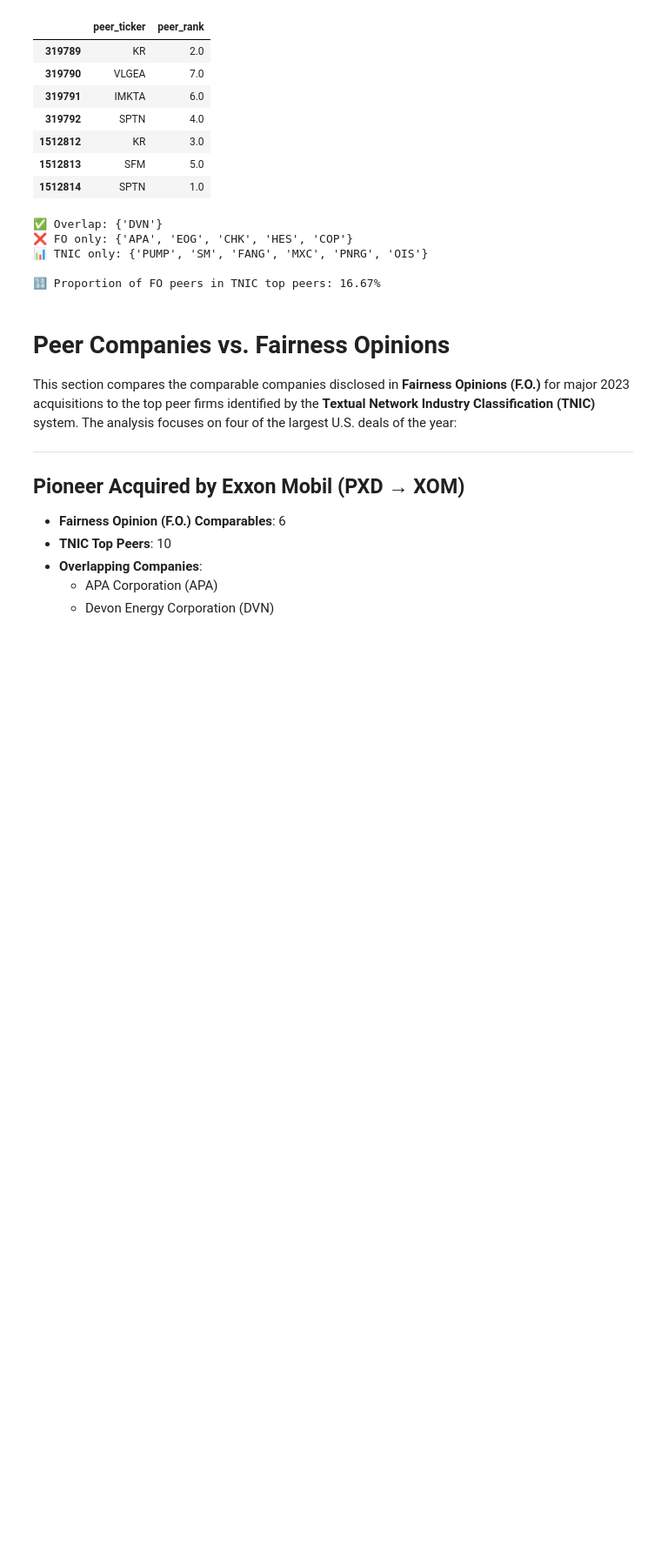
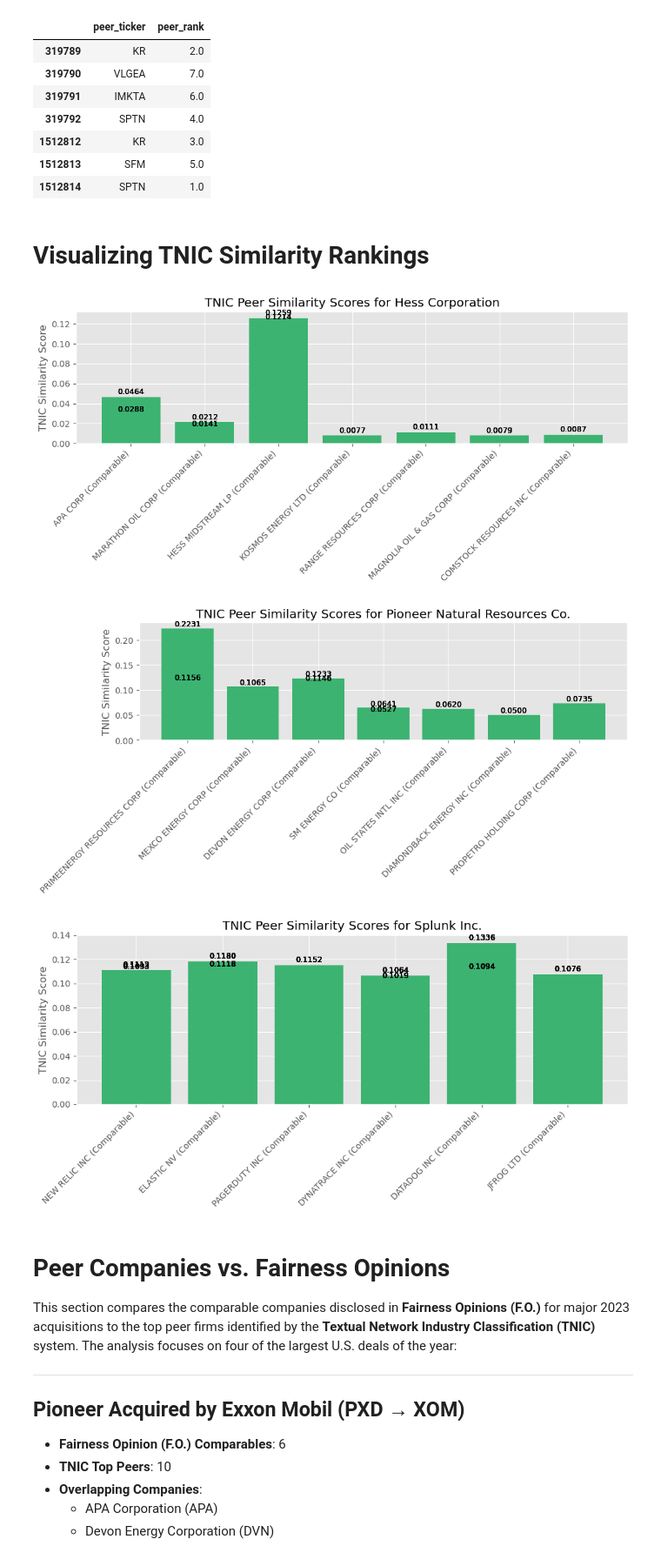
Before and after one commit to Ethan964/Textual_Analysis, a Jupyter notebook: fairness_opinion_comparison.ipynb, the cells around one changed output. Shown: that part at 87% size. Saved outputs shown, nothing was run; the diff lists cells and outputs as text; code cells hidden in the pictures; blank space fills up the shorter version.

```diff
--- a/fairness_opinion_comparison.ipynb
+++ b/fairness_opinion_comparison.ipynb
@@ -374,32 +336,51 @@ Peers for ACI:
 | 1512812 | KR | 3.0 |
 | 1512813 | SFM | 5.0 |
 | 1512814 | SPTN | 1.0 |
-# %%
-# Fairness Opinion peer tickers for PXD (Exxon-Pioneer deal)
-fo_peers_pxd = {"APA", "CHK", "COP", "DVN", "EOG", "HES"}
-
-# TNIC top peers for PXD from your screenshot
-tnic_peers_pxd = {"PNRG", "MXC", "DVN", "SM", "OIS", "FANG", "PUMP"}
-
-# Find overlap
-overlap = fo_peers_pxd & tnic_peers_pxd
-only_fo = fo_peers_pxd - tnic_peers_pxd
-only_tnic = tnic_peers_pxd - fo_peers_pxd
-
-# Display results
-print("✅ Overlap:", overlap)
-print("❌ FO only:", only_fo)
-print("📊 TNIC only:", only_tnic)
-
-# Proportion overlap
-proportion = len(overlap) / len(fo_peers_pxd)
-print(f"\n🔢 Proportion of FO peers in TNIC top peers: {proportion:.2%}")
-# %% [output]
-✅ Overlap: {'DVN'}
-❌ FO only: {'APA', 'EOG', 'CHK', 'HES', 'COP'}
-📊 TNIC only: {'PUMP', 'SM', 'FANG', 'MXC', 'PNRG', 'OIS'}
-
-🔢 Proportion of FO peers in TNIC top peers: 16.67%
+# %% [markdown]
+# Visualizing TNIC Similarity Rankings
+# %%
+import matplotlib.pyplot as plt
+
+# Ensure score is numeric
+top_n_peers['score'] = pd.to_numeric(top_n_peers['score'], errors='coerce')
+
+# Merge target names from top_deals_2023
+peer_merged = pd.merge(
+    top_n_peers,
+    top_deals_2023[['target_name', 'target_ticker']],
+    left_on='firm_ticker',
+    right_on='target_ticker',
+    how='left'
+)
+
+# Drop rows with missing info
+peer_merged = peer_merged.dropna(subset=['score', 'peer_name', 'target_name'])
+
+# Plot for each acquisition target
+for target in peer_merged['target_name'].unique():
+    subset = peer_merged[peer_merged['target_name'] == target]
+
+    plt.figure(figsize=(10, 5))
+    bars = plt.bar(subset['peer_name'] + ' (Comparable)',
+                   subset['score'],
+                   color='mediumseagreen')
+
+    plt.xticks(rotation=45, ha='right')
+    plt.ylabel('TNIC Similarity Score')
+    plt.title(f'TNIC Peer Similarity Scores for {target}')
+    plt.tight_layout()
+
+    # Annotate each bar
+    for bar in bars:
+        yval = bar.get_height()
+        plt.text(bar.get_x() + bar.get_width()/2, yval + 0.001, f'{yval:.4f}',
+                 ha='center', va='bottom', fontsize=9)
+
+    plt.show()
+# %% [output]
+[figure, added]
+[figure, added]
+[figure, added]
 # %% [markdown]
 #  Peer Companies vs. Fairness Opinions
 
```
Also changed, not shown: parts of 8 cells of this notebook.
